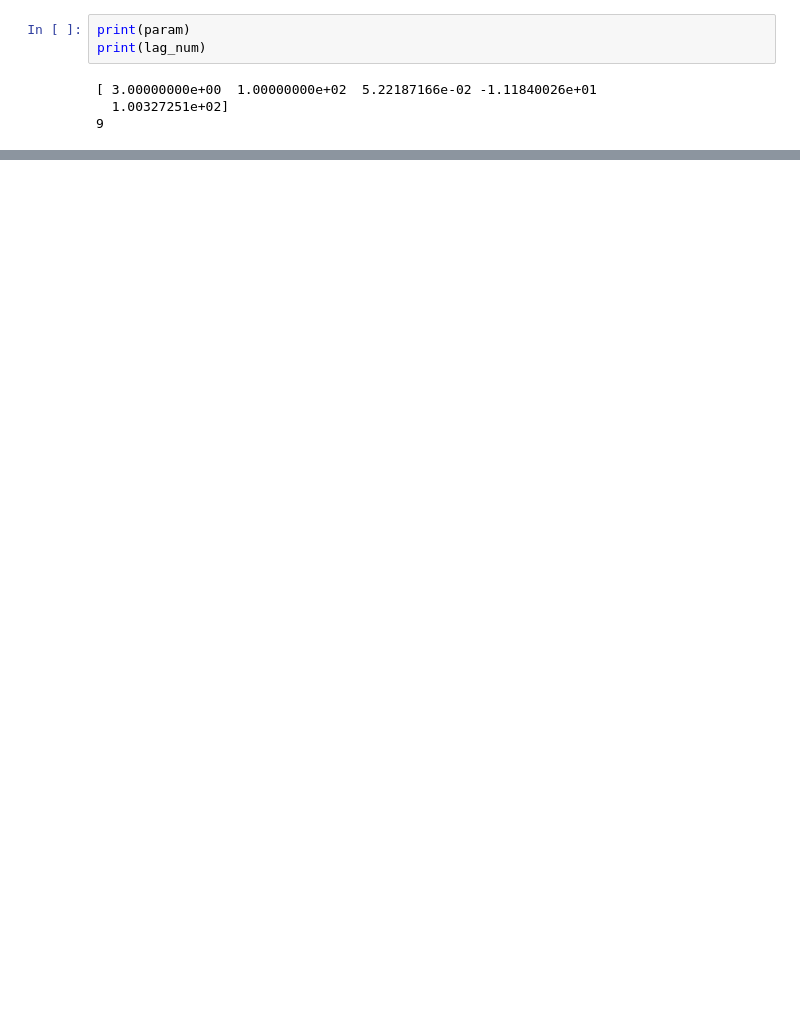
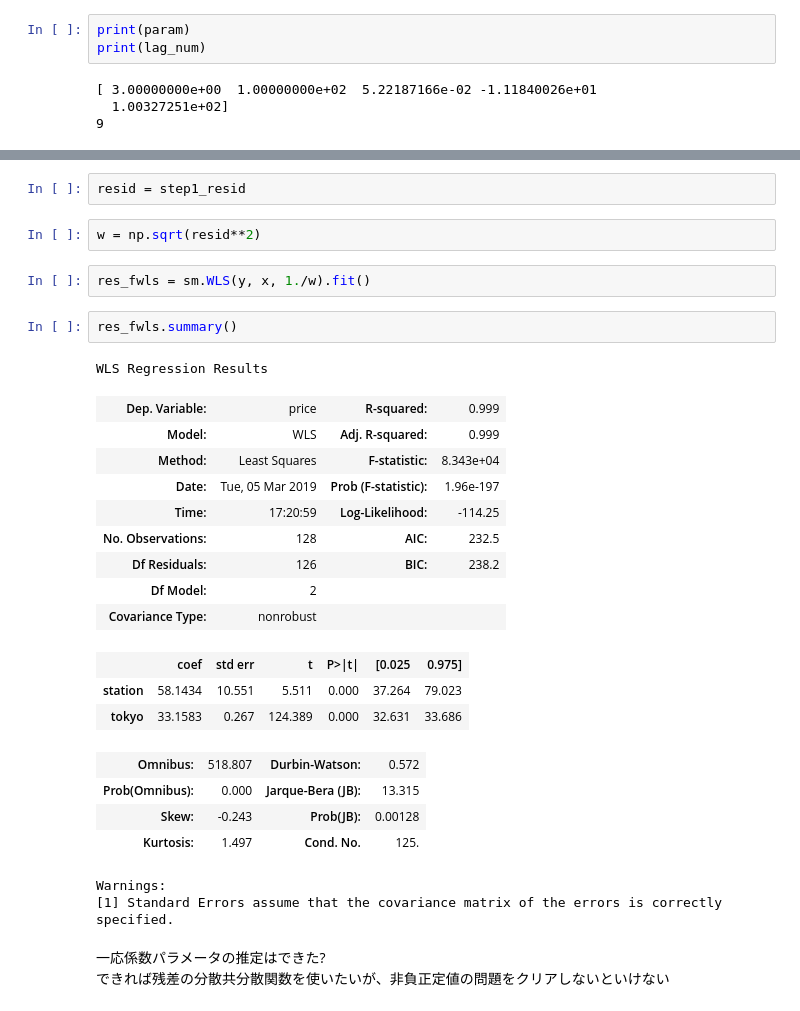
Before and after one commit to ryuya-ko/LDAT_LS_2019, a Jupyter notebook: code/python/kriging_imple.ipynb, the cells around one changed output, grey strips where cells are left out. Drawn from its saved outputs; the diff is of its cells as text; blank space fills up the shorter version.

```diff
--- a/code/python/kriging_imple.ipynb
+++ b/code/python/kriging_imple.ipynb
@@ -86,0 +115,31 @@ rbfi = Rbf(x, y, z)
+# %%
+resid = step1_resid
+# %%
+w = np.sqrt(resid**2)
+# %%
+res_fwls = sm.WLS(y, x, 1./w).fit()
+# %%
+res_fwls.summary()
+# %% [output]
+WLS Regression Results
+| Dep. Variable: | price | R-squared: | 0.999 |
+| Model: | WLS | Adj. R-squared: | 0.999 |
+| Method: | Least Squares | F-statistic: | 8.343e+04 |
+| Date: | Tue, 05 Mar 2019 | Prob (F-statistic): | 1.96e-197 |
+| Time: | 17:20:59 | Log-Likelihood: | -114.25 |
+| No. Observations: | 128 | AIC: | 232.5 |
+| Df Residuals: | 126 | BIC: | 238.2 |
+| Df Model: | 2 |  |  |
+| Covariance Type: | nonrobust |  |  |
+|  | coef | std err | t | P>|t| | [0.025 | 0.975] |
+| station | 58.1434 | 10.551 | 5.511 | 0.000 | 37.264 | 79.023 |
+| tokyo | 33.1583 | 0.267 | 124.389 | 0.000 | 32.631 | 33.686 |
+| Omnibus: | 518.807 | Durbin-Watson: | 0.572 |
+| Prob(Omnibus): | 0.000 | Jarque-Bera (JB): | 13.315 |
+| Skew: | -0.243 | Prob(JB): | 0.00128 |
+| Kurtosis: | 1.497 | Cond. No. | 125. |
+Warnings:
+[1] Standard Errors assume that the covariance matrix of the errors is correctly specified.
+# %% [markdown]
+一応係数パラメータの推定はできた?
+できれば残差の分散共分散関数を使いたいが、非負正定値の問題をクリアしないといけない
```
Also changed, not shown: parts of 15 cells of this notebook, 2 other files.
